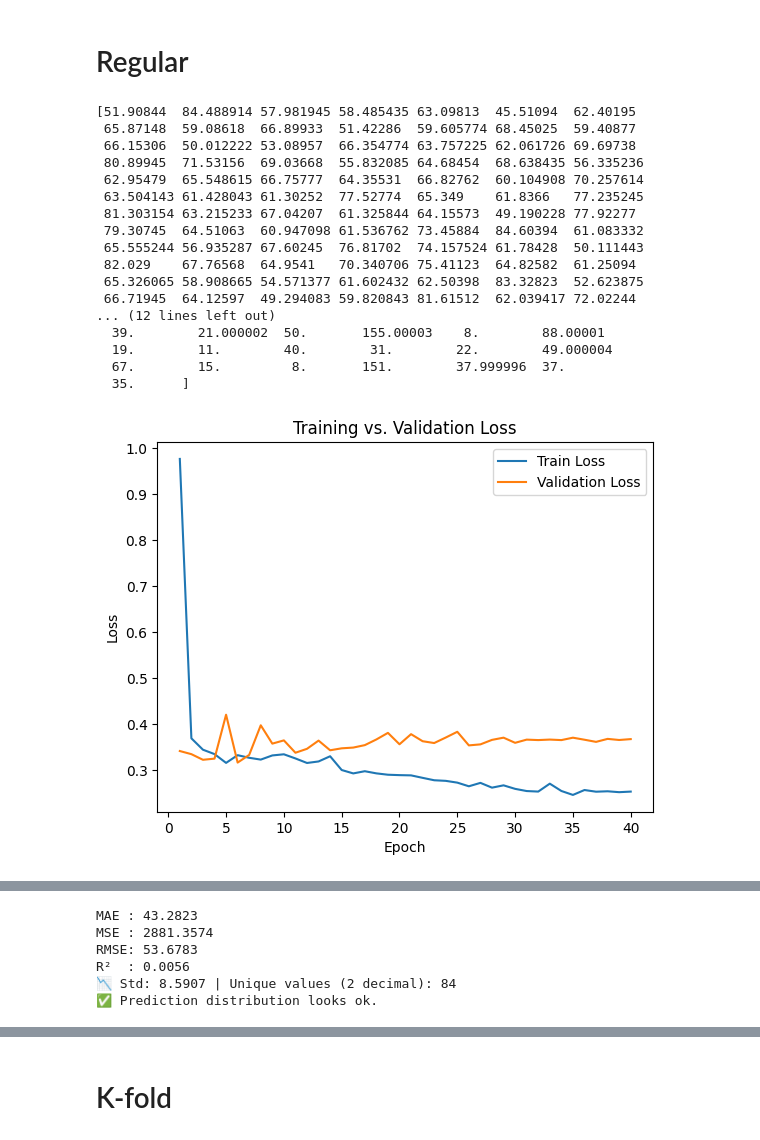
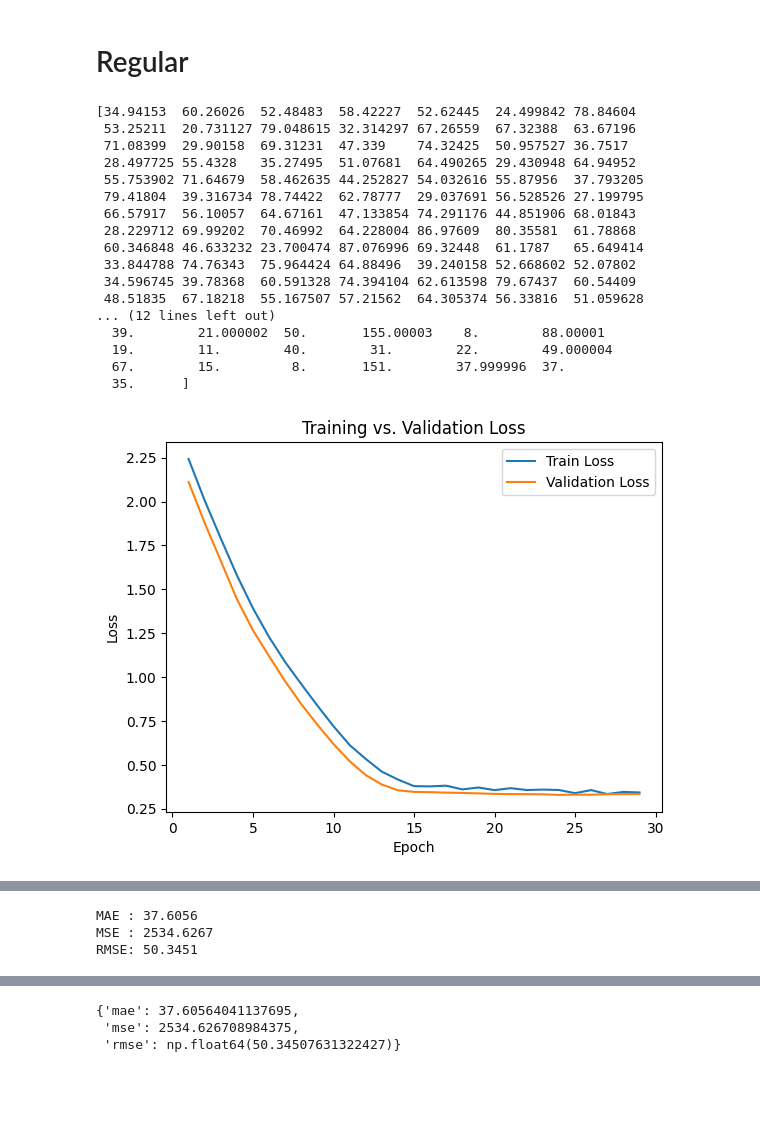
Before and after one commit to ChiaYing0/deep_learning_project, a Jupyter notebook: Result.ipynb, the cells around one changed output, grey strips where cells are left out. Cells and saved outputs as stored; diff of their text form; code cells hidden in the pictures; blank space fills up the shorter version.

Commit message:
Update: Result notebook with Evaluator

```diff
--- a/Result.ipynb
+++ b/Result.ipynb
@@ -14,49 +14,44 @@ import matplotlib.pyplot as plt
 # %%
 import yaml
 with open("config.yaml", "r", encoding="utf-8") as file:
     config = yaml.safe_load(file)
 
 loss_type = config["loss_type"]
 learning_rate = config["lr"]
 
-predictions = np.load("result/predictions.npy")
+predictions = np.load("result/predictions_regression best3.npy")
 predictions = np.expm1(predictions)
 ground_truth = np.load("result/ground_truth.npy")
 ground_truth = np.expm1(ground_truth)
 
 train_log_path = f"./train_logs/train_logs_{loss_type}_lr{learning_rate}.json"
 
 
 # 建立 evaluator
 evaluator = ModelEvaluator(predictions, ground_truth, train_log_path)
 # 顯示預測和真實值
 print(predictions)
 print(ground_truth)
 
 # 畫圖
 evaluator.plot_loss_curve()
-evaluator.plot_prediction_vs_truth()
-evaluator.plot_error_distribution()
-evaluator.residual_plot()
 evaluator.evaluate_metrics()
-evaluator.check_prediction_std()
-evaluator.plot_prediction_truth_density()
 # %% [output]
-[51.90844  84.488914 57.981945 58.485435 63.09813  45.51094  62.40195
- 65.87148  59.08618  66.89933  51.42286  59.605774 68.45025  59.40877
- 66.15306  50.012222 53.08957  66.354774 63.757225 62.061726 69.69738
- 80.89945  71.53156  69.03668  55.832085 64.68454  68.638435 56.335236
- 62.95479  65.548615 66.75777  64.35531  66.82762  60.104908 70.257614
- 63.504143 61.428043 61.30252  77.52774  65.349    61.8366   77.235245
- 81.303154 63.215233 67.04207  61.325844 64.15573  49.190228 77.92277
- 79.30745  64.51063  60.947098 61.536762 73.45884  84.60394  61.083332
- 65.555244 56.935287 67.60245  76.81702  74.157524 61.78428  50.111443
- 82.029    67.76568  64.9541   70.340706 75.41123  64.82582  61.25094
- 65.326065 58.908665 54.571377 61.602432 62.50398  83.32823  52.623875
- 66.71945  64.12597  49.294083 59.820843 81.61512  62.039417 72.02244
+[34.94153  60.26026  52.48483  58.42227  52.62445  24.499842 78.84604
+ 53.25211  20.731127 79.048615 32.314297 67.26559  67.32388  63.67196
+ 71.08399  29.90158  69.31231  47.339    74.32425  50.957527 36.7517
+ 28.497725 55.4328   35.27495  51.07681  64.490265 29.430948 64.94952
+ 55.753902 71.64679  58.462635 44.252827 54.032616 55.87956  37.793205
+ 79.41804  39.316734 78.74422  62.78777  29.037691 56.528526 27.199795
+ 66.57917  56.10057  64.67161  47.133854 74.291176 44.851906 68.01843
+ 28.229712 69.99202  70.46992  64.228004 86.97609  80.35581  61.78868
+ 60.346848 46.633232 23.700474 87.076996 69.32448  61.1787   65.649414
+ 33.844788 74.76343  75.964424 64.88496  39.240158 52.668602 52.07802
+ 34.596745 39.78368  60.591328 74.394104 62.613598 79.67437  60.54409
+ 48.51835  67.18218  55.167507 57.21562  64.305374 56.33816  51.059628
 ... (12 lines left out)
   39.        21.000002  50.       155.00003    8.        88.00001
   19.        11.        40.        31.        22.        49.000004
   67.        15.         8.       151.        37.999996  37.
   35.      ]
-[figure, old version]
+[figure, new version]
@@ -66,6 +58,3 @@ evaluator.plot_prediction_truth_density()
-MAE : 43.2823
-MSE : 2881.3574
-RMSE: 53.6783
-R²  : 0.0056
-📉 Std: 8.5907 | Unique values (2 decimal): 84
-✅ Prediction distribution looks ok.
+MAE : 37.6056
+MSE : 2534.6267
+RMSE: 50.3451
@@ -73,2 +61,3 @@ R²  : 0.0056
+{'mae': 37.60564041137695,
+ 'mse': 2534.626708984375,
+ 'rmse': np.float64(50.34507631322427)}
-# %% [markdown]
-# K-fold
```
Also changed, not shown: parts of 2 cells of this notebook.
